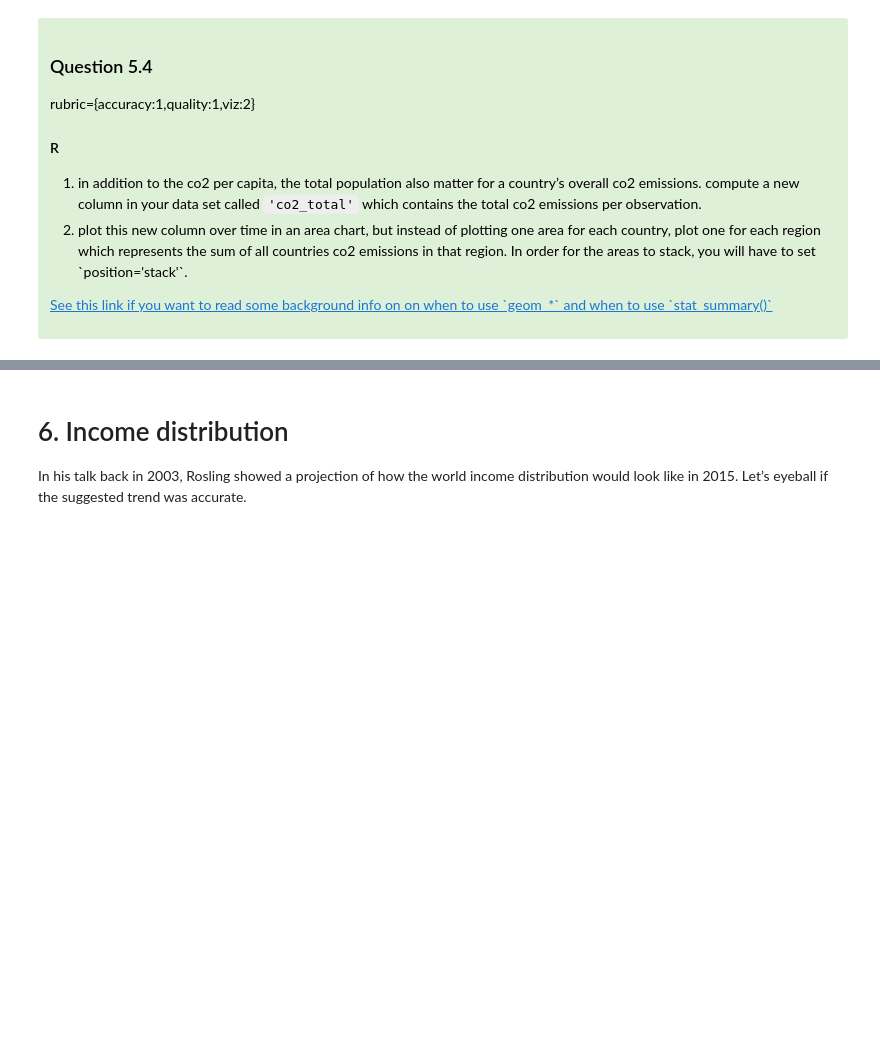
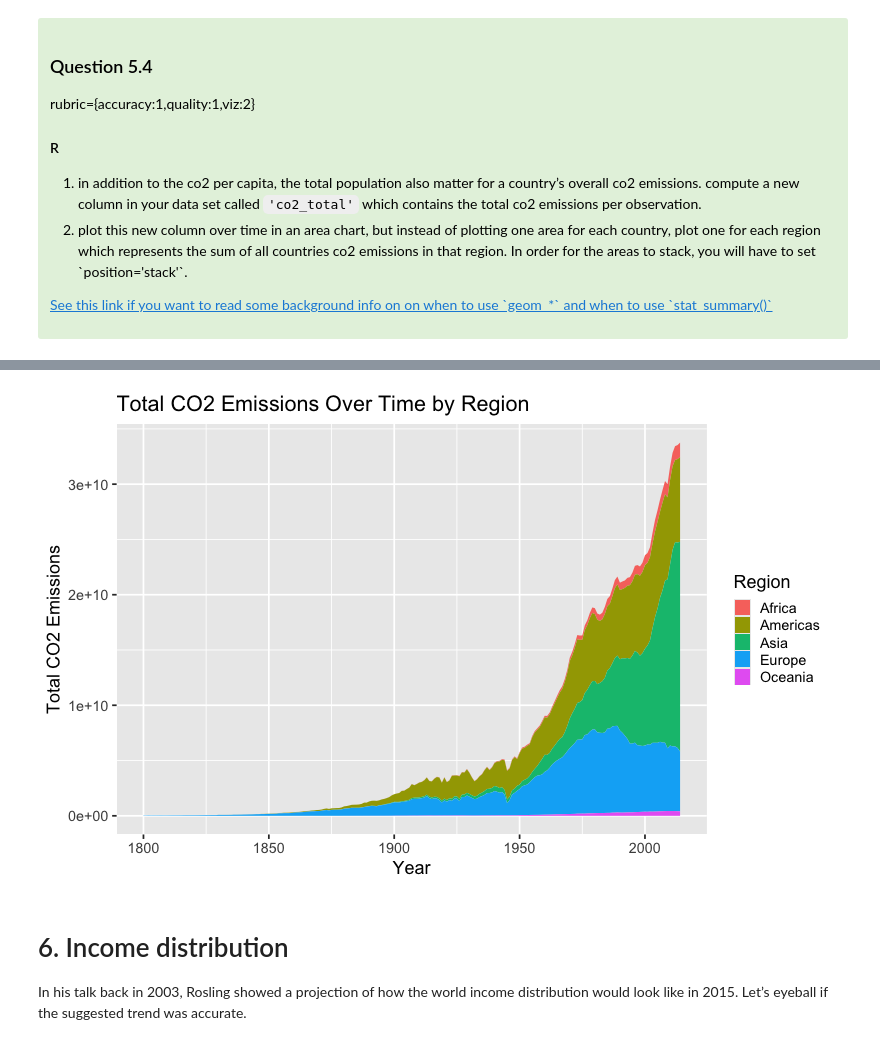
Before and after one commit to Jaaanet/DATA_550_lab1_group2, a Jupyter notebook: lab1_Janet.ipynb, the cells around one changed output, grey strips where cells are left out. Saved outputs shown, nothing was run; the diff lists cells and outputs as text; code cells hidden in the pictures; blank space fills up the shorter version.

```diff
--- a/lab1_Janet.ipynb
+++ b/lab1_Janet.ipynb
@@ -627,3 +690,27 @@ NULL
+# %%
+%%R -w 800 -h 500
+
+# YOUR R ANSWER GOES HERE
+gm$co2_total <- gm$co2_per_capita * gm$population
+
+
+ggplot(
+  gm %>% filter(!is.na(co2_total)),
+  aes(x = year, y = co2_total, fill = region)
+) +
+  stat_summary(
+    fun = sum,
+    geom = "area",
+    position = "stack"
+  ) +
+  labs(
+    title = "Total CO2 Emissions Over Time by Region",
+    x = "Year",
+    y = "Total CO2 Emissions",
+    fill = "Region"
+  )
+# %% [output]
+[figure, added]
 # %% [markdown]
 # 6. Income distribution
 
```
Also changed, not shown: parts of 13 cells of this notebook, 1 other file.
